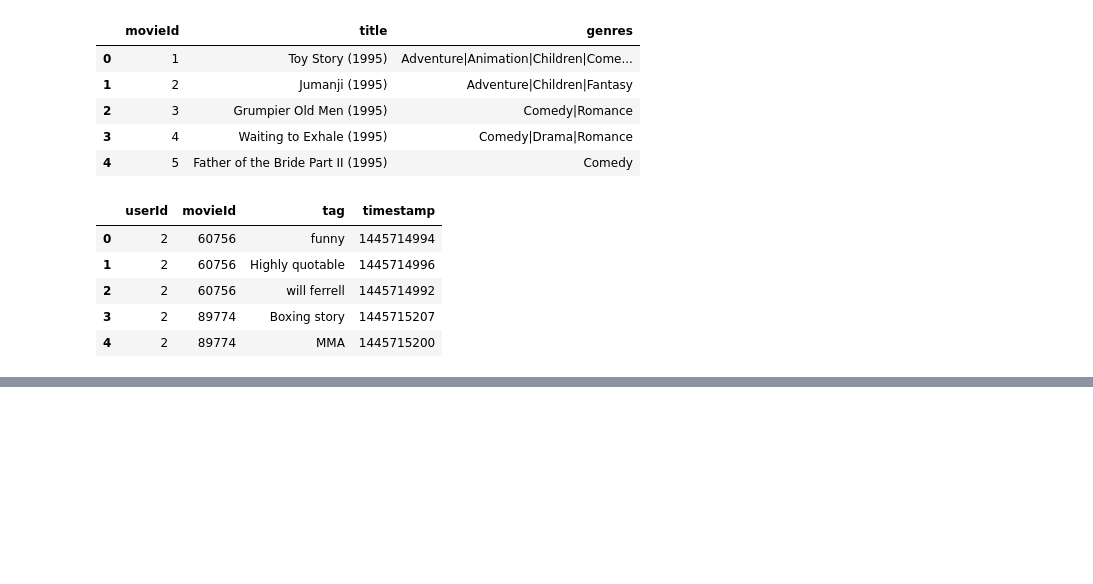
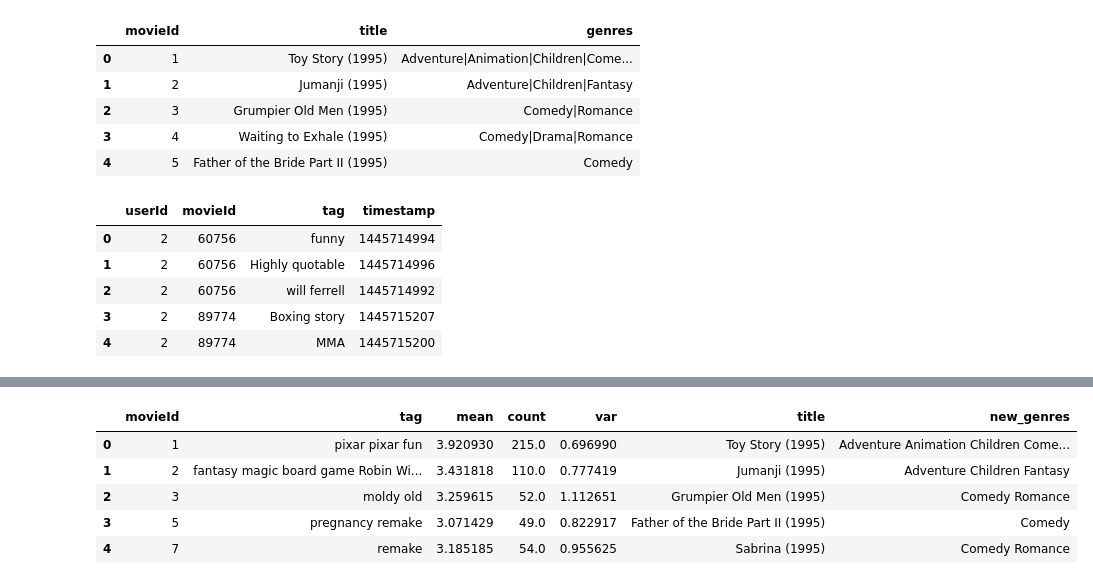
Before and after one commit to AlexeevVl/recsys, a Jupyter notebook: HW2.ipynb, the cells around one changed output, grey strips where cells are left out. Cells and saved outputs as stored; diff of their text form; code cells hidden in the pictures; blank space fills up the shorter version.

```diff
--- a/HW2.ipynb
+++ b/HW2.ipynb
@@ -51,0 +104,9 @@ movies_with_tags = movies.join(tags.set_index('movieId'), on='movieId')
+# %%
+data.head()
+# %% [output]
+|  | movieId | tag | mean | count | var | title | new_genres |
+| 0 | 1 | pixar pixar fun | 3.920930 | 215.0 | 0.696990 | Toy Story (1995) | Adventure Animation Children Come... |
+| 1 | 2 | fantasy magic board game Robin Wi... | 3.431818 | 110.0 | 0.777419 | Jumanji (1995) | Adventure Children Fantasy |
+| 2 | 3 | moldy old | 3.259615 | 52.0 | 1.112651 | Grumpier Old Men (1995) | Comedy Romance |
+| 3 | 5 | pregnancy remake | 3.071429 | 49.0 | 0.822917 | Father of the Bride Part II (1995) | Comedy |
+| 4 | 7 | remake | 3.185185 | 54.0 | 0.955625 | Sabrina (1995) | Comedy Romance |
```
Also changed, not shown: parts of 46 cells of this notebook.
